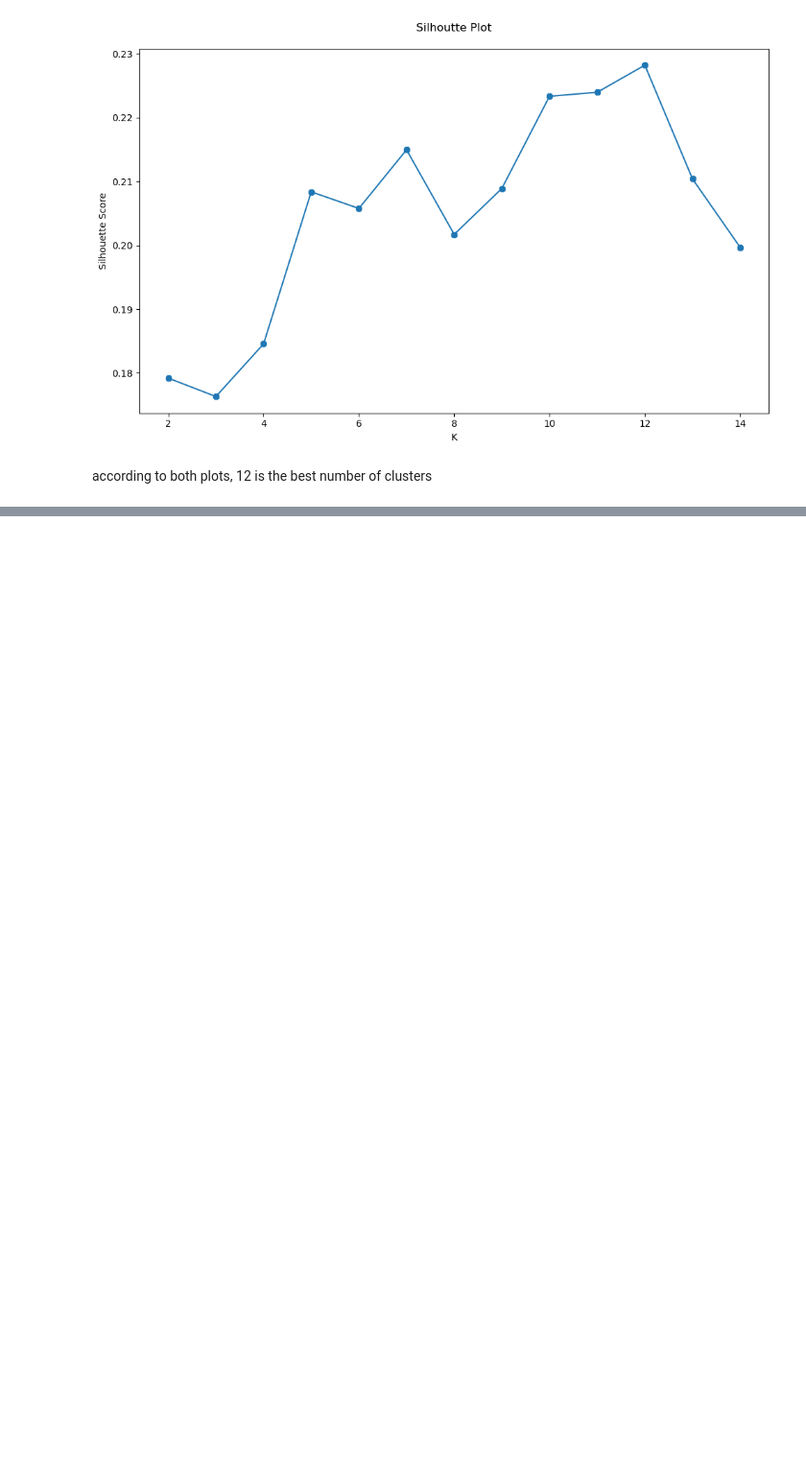
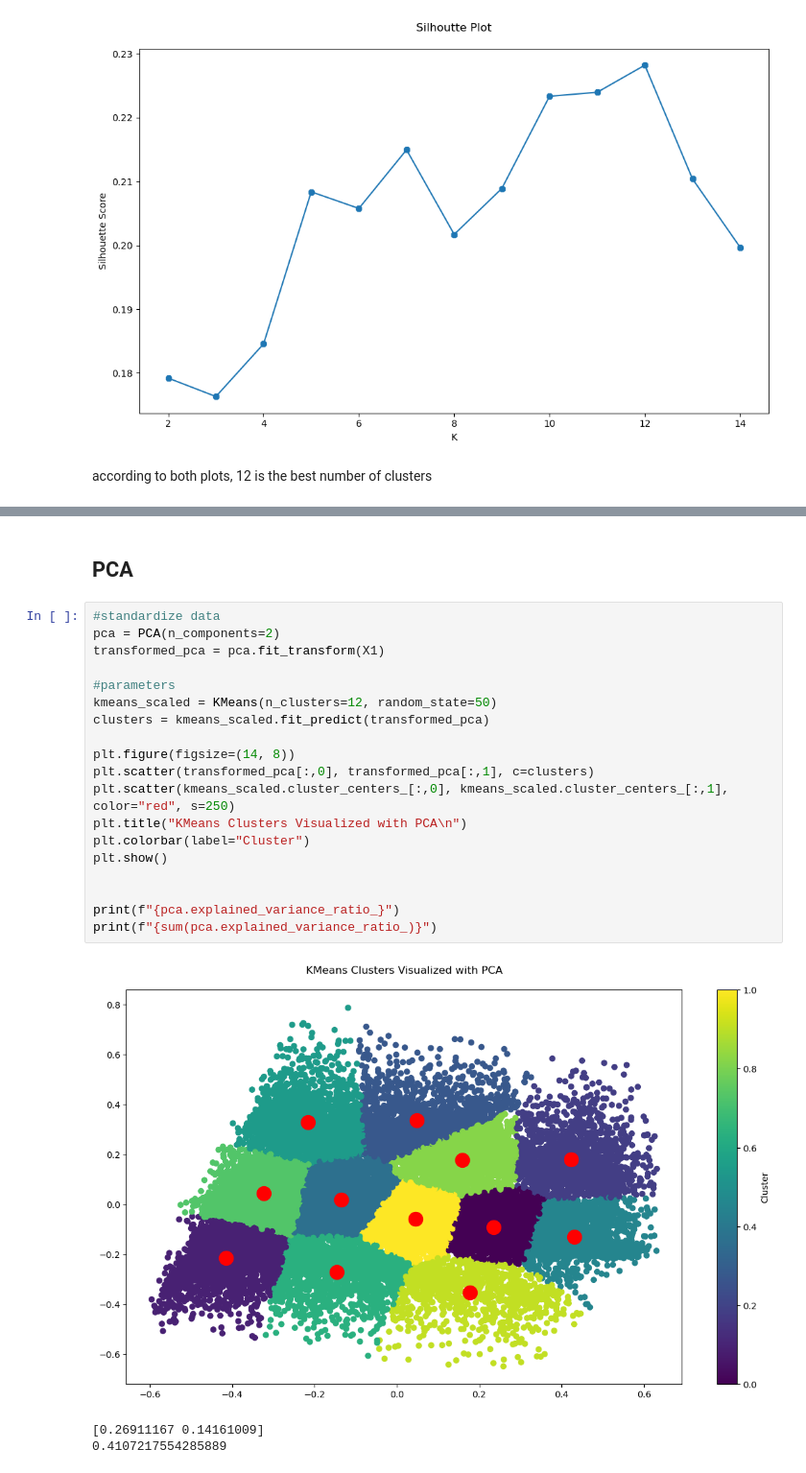
Before and after one commit to krystelcr/Music-Recommendation-Algorithm, a Jupyter notebook: code/model/model.ipynb, the cells around one changed output, grey strips where cells are left out. Shown: that part at 96% size. Cells and saved outputs as stored; diff of their text form; blank space fills up the shorter version.

```diff
--- a/code/model/model.ipynb
+++ b/code/model/model.ipynb
@@ -76,0 +93,25 @@ according to both plots, 12 is the best number of clusters
+# %% [markdown]
+## PCA
+# %%
+#standardize data
+pca = PCA(n_components=2)
+transformed_pca = pca.fit_transform(X1)
+
+#parameters
+kmeans_scaled = KMeans(n_clusters=12, random_state=50)
+clusters = kmeans_scaled.fit_predict(transformed_pca)
+
+plt.figure(figsize=(14, 8))
+plt.scatter(transformed_pca[:,0], transformed_pca[:,1], c=clusters)
+plt.scatter(kmeans_scaled.cluster_centers_[:,0], kmeans_scaled.cluster_centers_[:,1], color="red", s=250)
+plt.title("KMeans Clusters Visualized with PCA\n")
+plt.colorbar(label="Cluster")
+plt.show()
+
+
+print(f"{pca.explained_variance_ratio_}")
+print(f"{sum(pca.explained_variance_ratio_)}")
+# %% [output]
+[figure, added]
+[0.26911167 0.14161009]
+0.4107217554285889
```
Also changed, not shown: parts of 17 cells of this notebook, 3 other files.
